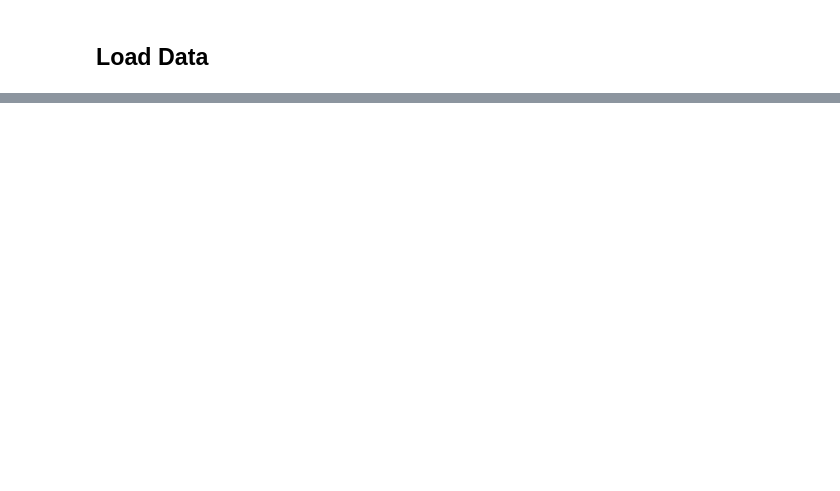
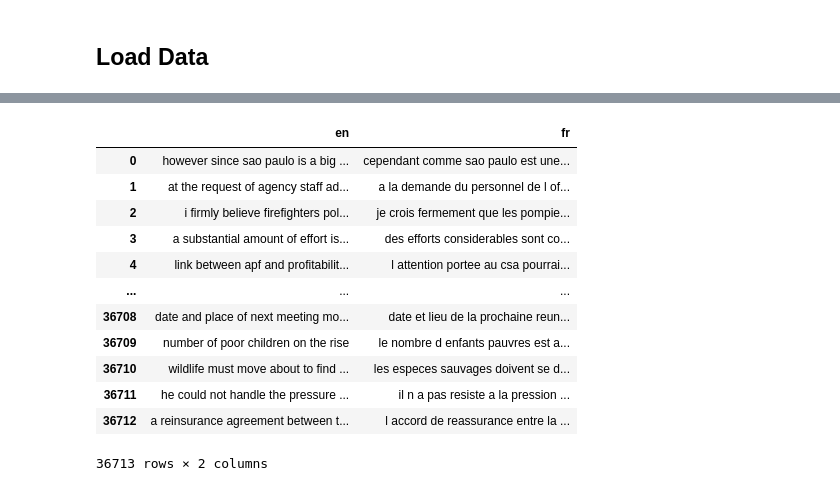
Before and after one commit to mli43/CMU-10701-F23-Project, a Jupyter notebook: LSTM_MT.ipynb, the cells around one changed output, grey strips where cells are left out. Saved outputs shown, nothing was run; the diff lists cells and outputs as text; code cells hidden in the pictures; blank space fills up the shorter version.

```diff
--- a/LSTM_MT.ipynb
+++ b/LSTM_MT.ipynb
@@ -178,0 +139,11 @@ df_subset.head()
+# %%
+### Prepare only subset of data
+frac = 0.1
+
+if not os.path.isfile('./data/valid_subset.csv'):
+    df_subset = df.sample(frac=frac)
+    df_subset.to_csv('./data/valid_subset.csv', index=False)
+else:
+    df_subset = df
+
+df_subset.info()
@@ -384,0 +264,23 @@ class TextTestDataset(torch.utils.data.Dataset):
+# %%
+df_train = df_subset.sample(frac=0.75)
+
+df_test = pd.concat([df_subset, df_train])
+df_test.drop_duplicates(keep=False, inplace=True)
+df_train.reset_index(inplace=True, drop=True)
+df_test.reset_index(inplace=True, drop=True)
+
+df_test
+# %% [output]
+|  | en | fr |
+| 0 | however since sao paulo is a big ... | cependant comme sao paulo est une... |
+| 1 | at the request of agency staff ad... | a la demande du personnel de l of... |
+| 2 | i firmly believe firefighters pol... | je crois fermement que les pompie... |
+| 3 | a substantial amount of effort is... | des efforts considerables sont co... |
+| 4 | link between apf and profitabilit... | l attention portee au csa pourrai... |
+| ... | ... | ... |
+| 36708 | date and place of next meeting mo... | date et lieu de la prochaine reun... |
+| 36709 | number of poor children on the rise | le nombre d enfants pauvres est a... |
+| 36710 | wildlife must move about to find ... | les especes sauvages doivent se d... |
+| 36711 | he could not handle the pressure ... | il n a pas resiste a la pression ... |
+| 36712 | a reinsurance agreement between t... | l accord de reassurance entre la ... |
+36713 rows × 2 columns
```
Also changed, not shown: parts of 58 cells of this notebook.
